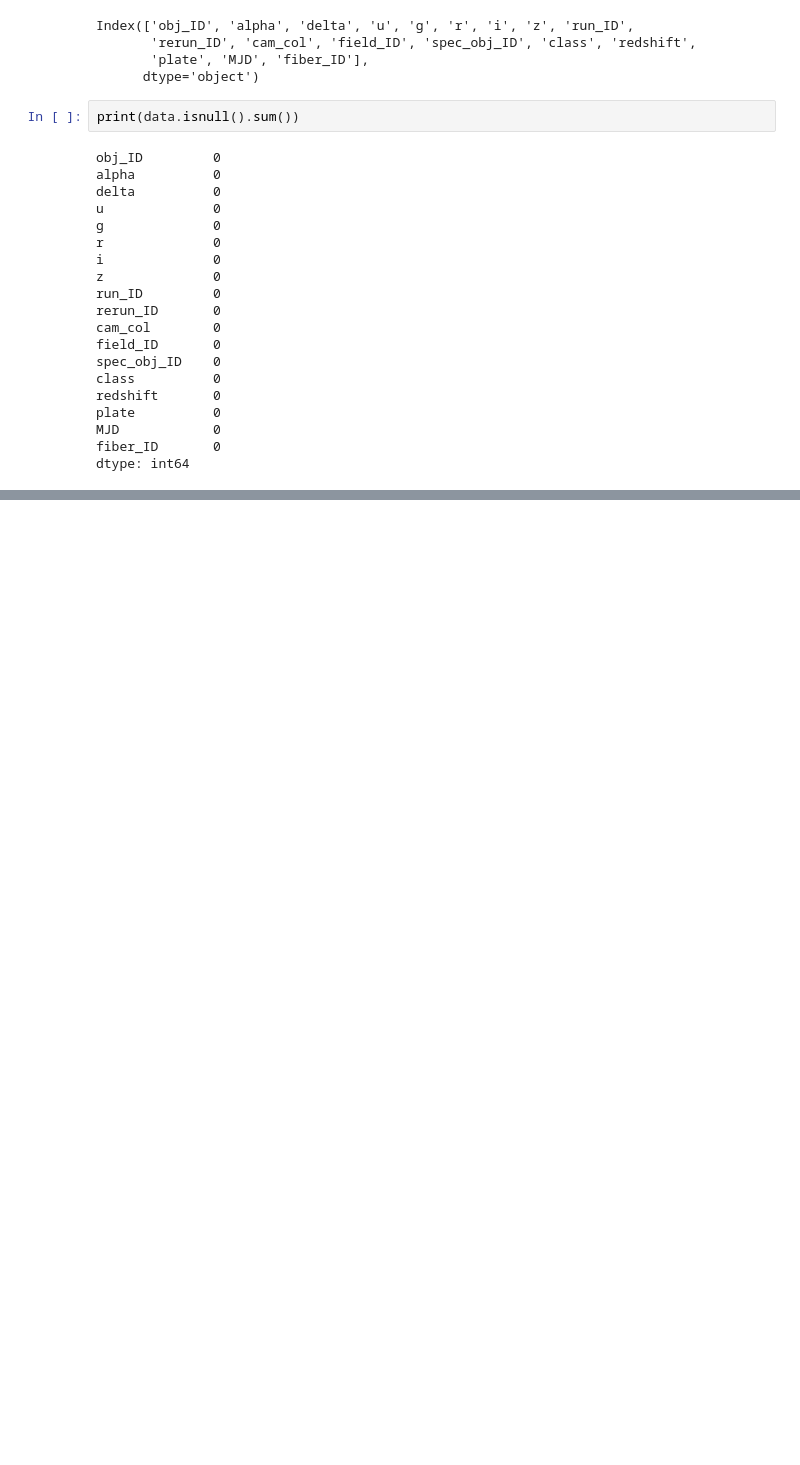
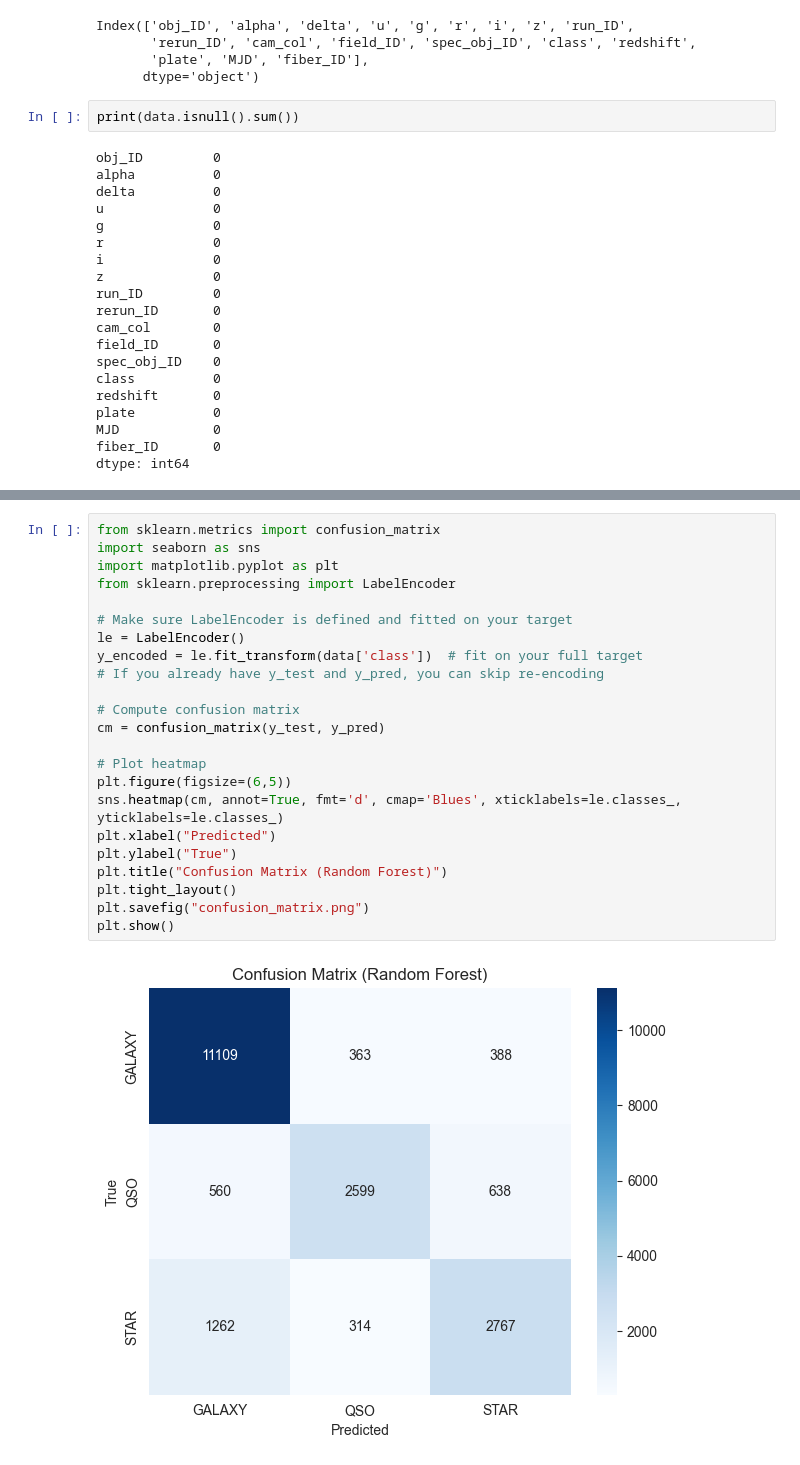
Before and after one commit to aaravshandilya/Machine_Learning, a Jupyter notebook: Astro.ipynb, the cells around one changed output, grey strips where cells are left out. Cells and saved outputs as stored; diff of their text form; blank space fills up the shorter version.

```diff
--- a/Astro.ipynb
+++ b/Astro.ipynb
@@ -37,0 +101,25 @@ target = 'temperature'
+# %%
+from sklearn.metrics import confusion_matrix
+import seaborn as sns
+import matplotlib.pyplot as plt
+from sklearn.preprocessing import LabelEncoder
+
+# Make sure LabelEncoder is defined and fitted on your target
+le = LabelEncoder()
+y_encoded = le.fit_transform(data['class'])  # fit on your full target
+# If you already have y_test and y_pred, you can skip re-encoding
+
+# Compute confusion matrix
+cm = confusion_matrix(y_test, y_pred)
+
+# Plot heatmap
+plt.figure(figsize=(6,5))
+sns.heatmap(cm, annot=True, fmt='d', cmap='Blues', xticklabels=le.classes_, yticklabels=le.classes_)
+plt.xlabel("Predicted")
+plt.ylabel("True")
+plt.title("Confusion Matrix (Random Forest)")
+plt.tight_layout()
+plt.savefig("confusion_matrix.png")
+plt.show()
+# %% [output]
+[figure, added]
```
Also changed, not shown: parts of 12 cells of this notebook, 2 other files.
